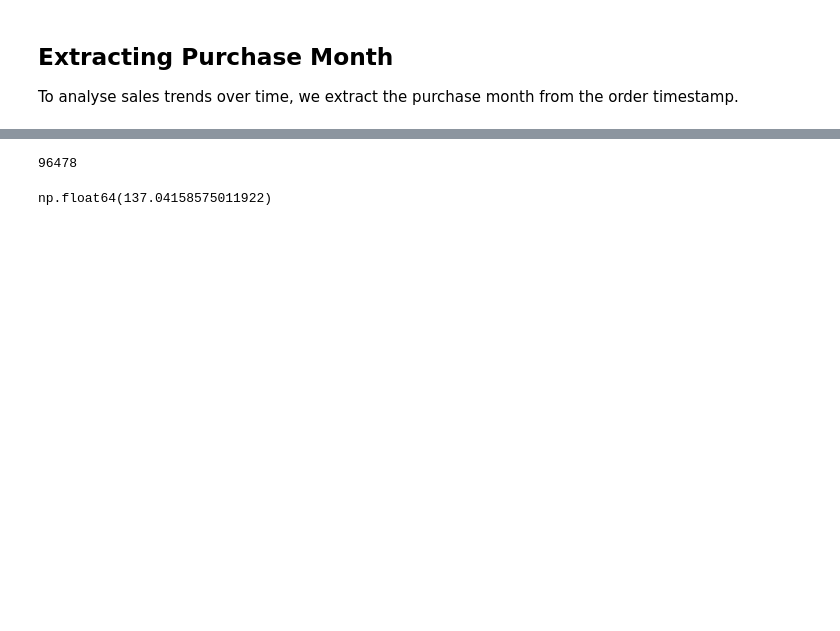
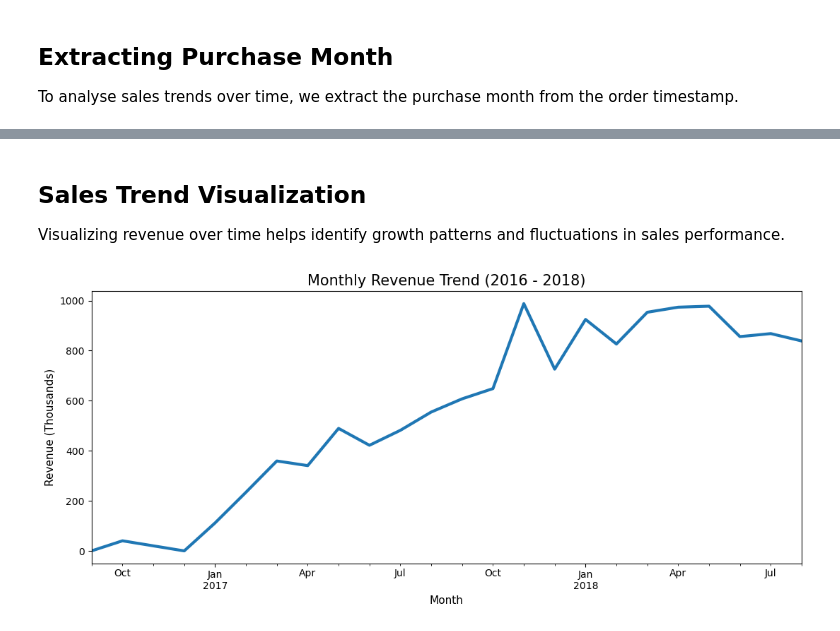
Before and after one commit to aike-s/E-commerce-Sales-Analysis, a Jupyter notebook: notebooks/ecommerce_analysis.ipynb, the cells around one changed output, grey strips where cells are left out. Cells and saved outputs as stored; diff of their text form; code cells hidden in the pictures; blank space fills up the shorter version.

```diff
--- a/notebooks/ecommerce_analysis.ipynb
+++ b/notebooks/ecommerce_analysis.ipynb
@@ -268,8 +290,22 @@ np.float64(13221498.110000001)
 # %%
-total_orders
+monthly_revenue = sales.groupby("purchase_month")["price"].sum()
-# %% [output]
-96478
-# %%
-average_order_value
-# %% [output]
-np.float64(137.04158575011922)
+# %% [markdown]
+## Sales Trend Visualization
+
+Visualizing revenue over time helps identify growth patterns and fluctuations in sales performance.
+# %%
+monthly_revenue_k = monthly_revenue / 1000
+
+plt.figure(figsize=(11,5))
+
+monthly_revenue_k.plot(linewidth=3)
+
+plt.title("Monthly Revenue Trend (2016 - 2018)", fontsize=15)
+plt.xlabel("Month", fontsize=11)
+plt.ylabel("Revenue (Thousands)", fontsize=11)
+
+plt.tight_layout()
+
+plt.show()
+# %% [output]
+[figure, added]
```
Also changed, not shown: parts of 24 cells of this notebook, 1 other file.
